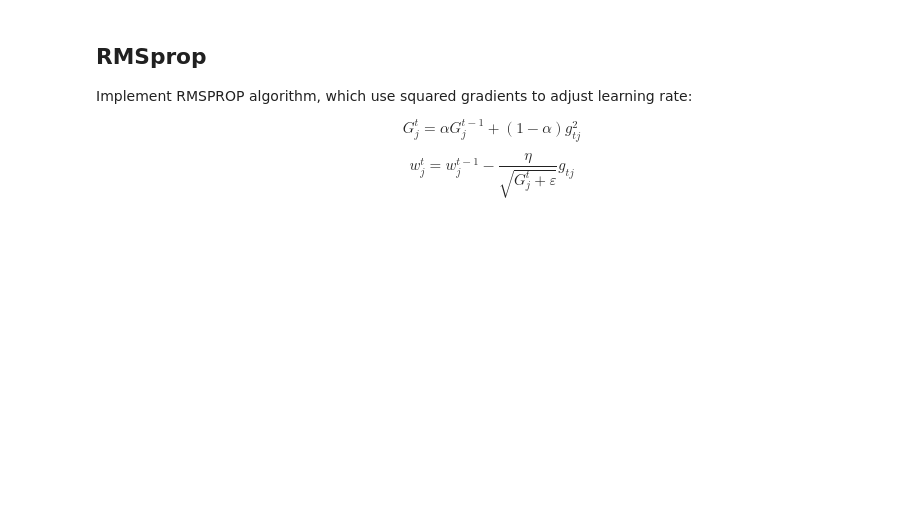
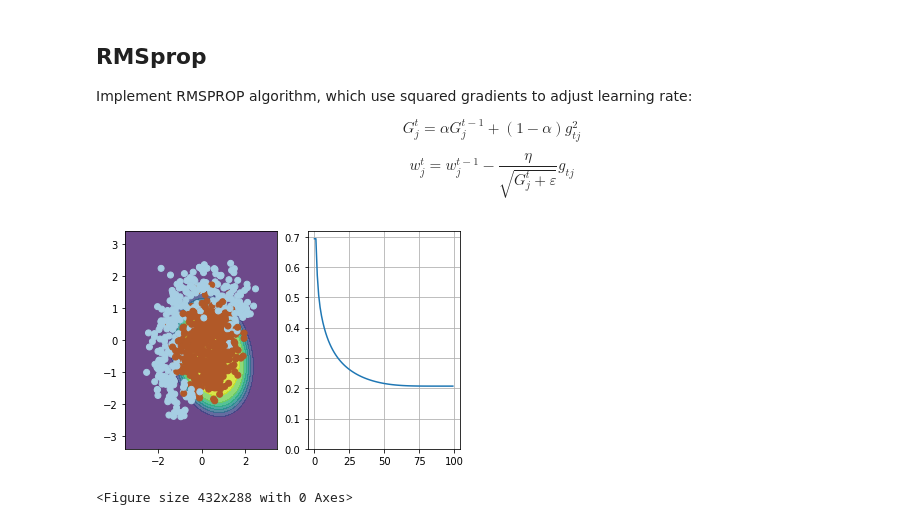
Before and after one commit to nsanghi/intro-to-dl, a Jupyter notebook: week1/week01_pa_solution.ipynb, the cells around one changed output. Saved outputs shown, nothing was run; the diff lists cells and outputs as text; code cells hidden in the pictures; blank space fills up the shorter version.

```diff
--- a/week1/week01_pa_solution.ipynb
+++ b/week1/week01_pa_solution.ipynb
@@ -339,28 +355,37 @@ $$ w_j^t = w_j^{t-1} - \dfrac{\eta}{\sqrt{G_j^t + \varepsilon}} g_{tj} $$
 # %%
 # please use np.random.seed(42), eta=0.1, alpha=0.9, n_iter=100 and batch_size=4 for deterministic results
 np.random.seed(42)
 
 w = np.array([0, 0, 0, 0, 0, 1.])
 
 eta = 0.1 # learning rate
 alpha = 0.9 # moving average of gradient norm squared
 g2 = None # we start with None so that you can update this value correctly on the first iteration
 eps = 1e-8
 
 n_iter = 100
 batch_size = 4
 loss = np.zeros(n_iter)
 plt.figure(figsize=(12,5))
 for i in range(n_iter):
     ind = np.random.choice(X_expanded.shape[0], batch_size)
     loss[i] = compute_loss(X_expanded, y, w)
     if i % 10 == 0:
         visualize(X_expanded[ind, :], y[ind], w, loss)
 
     # TODO:<your code here>
+    grad = compute_grad(X_expanded, y, w)
+    if g2 is None : # g2 is None
+      g2 = grad**2
+    else:
+      g2 = alpha * g2 + (1-alpha) * grad**2
+      w = w - eta * grad / (np.sqrt(g2+eps))
 
 visualize(X, y, w, loss)
 plt.clf()
+# %% [output]
+[figure, added]
+<Figure size 432x288 with 0 Axes>
 # %%
 # use output of this cell to fill answer field
 ans_part6 = compute_loss(X_expanded, y, w)
```
Also changed, not shown: parts of 8 cells of this notebook.
